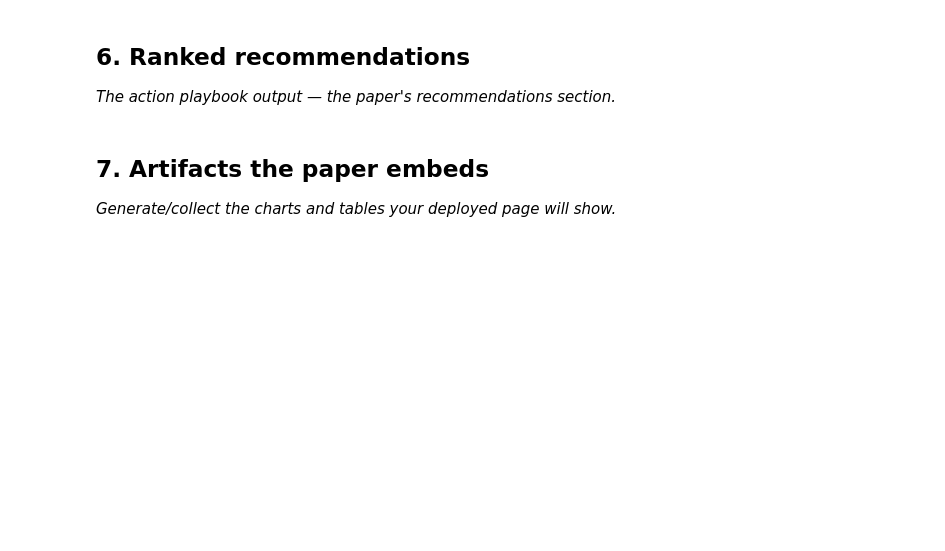
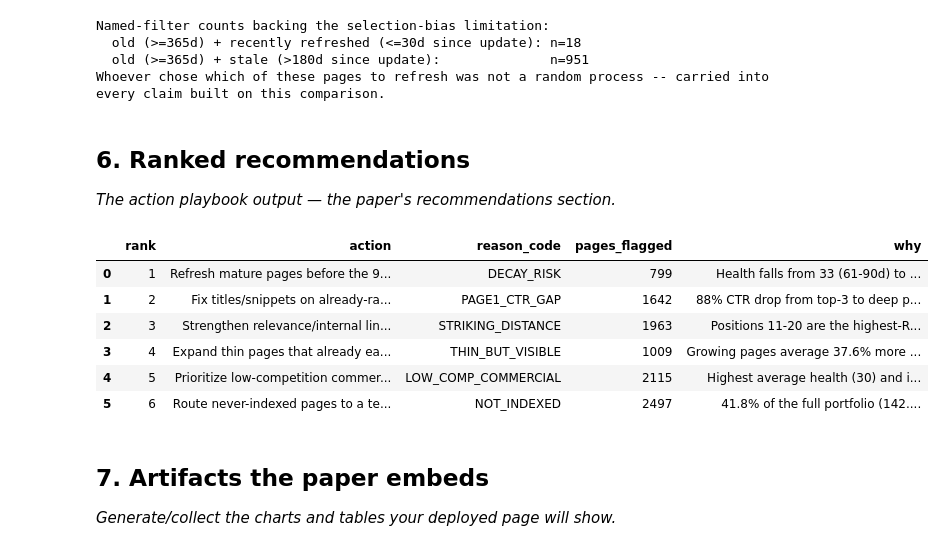
Before and after one commit to Trisha108-hub/flyrank-ml-internship, a Jupyter notebook: work/notebooks/capstone.ipynb, the cells around one changed output. Saved outputs shown, nothing was run; the diff lists cells and outputs as text; code cells hidden in the pictures; blank space fills up the shorter version.

```diff
--- a/work/notebooks/capstone.ipynb
+++ b/work/notebooks/capstone.ipynb
@@ -29,7 +303,71 @@ This skeleton is yours to fill. Work the sections **in order** — each one has
+# %%
+n_recently_refreshed = int(((df["content_age_days"] >= 365) & (df["days_since_update"] <= 30)).sum())
+n_old_stale           = int(((df["content_age_days"] >= 365) & (df["days_since_update"] > 180)).sum())
+print("Named-filter counts backing the selection-bias limitation:")
+print(f"  old (>=365d) + recently refreshed (<=30d since update): n={n_recently_refreshed:,}")
+print(f"  old (>=365d) + stale (>180d since update):              n={n_old_stale:,}")
+print("Whoever chose which of these pages to refresh was not a random process --",
+      "carried into every claim built on this comparison.")
+# %% [output]
+Named-filter counts backing the selection-bias limitation:
+  old (>=365d) + recently refreshed (<=30d since update): n=18
+  old (>=365d) + stale (>180d since update):              n=951
+Whoever chose which of these pages to refresh was not a random process -- carried into every claim built on this comparison.
 # %% [markdown]
 ## 6. Ranked recommendations
 
 *The action playbook output — the paper's recommendations section.*
+# %%
+informational_median_imp = df.loc[df["intent"] == "informational", "impressions_90d"].median()
+
+def tier_ctr_benchmark(position):
+    if position <= 3:  return 0.00423
+    if position <= 10: return 0.00339
+    if position <= 20: return 0.00325
+    if position <= 50: return 0.00163
+    return 0.00050
+
+df["implied_ctr"]   = df["clicks_90d"] / df["impressions_90d"].replace(0, np.nan)
+df["ctr_benchmark"] = df["avg_position"].apply(tier_ctr_benchmark)
+
+reason_codes = {
+    "DECAY_RISK":          df["content_age_days"].between(181, 365) & (df["days_since_update"] > 180),
+    "PAGE1_CTR_GAP":       (df["avg_position"] <= 10) & (df["implied_ctr"] < df["ctr_benchmark"]),
+    "STRIKING_DISTANCE":   df["avg_position"].between(11, 20),
+    "THIN_BUT_VISIBLE":    (df["word_count"] < 2000) & (df["impressions_90d"] > informational_median_imp),
+    "LOW_COMP_COMMERCIAL": df["intent"].isin(["commercial", "transactional"]) & (df["competition"] == "LOW"),
+    "NOT_INDEXED":         ~df["indexed"],
+}
+reason_code_counts = {k: int(v.sum()) for k, v in reason_codes.items()}
+recommendations_table = pd.DataFrame([
+    {"rank": 1, "action": "Refresh mature pages before the 9-12 month decay window",
+     "reason_code": "DECAY_RISK", "pages_flagged": reason_code_counts["DECAY_RISK"],
+     "why": "Health falls from 33 (61-90d) to 14 (271-365d) in the source report; selection-bias caveat applies."},
+    {"rank": 2, "action": "Fix titles/snippets on already-ranking page-1 pages",
+     "reason_code": "PAGE1_CTR_GAP", "pages_flagged": reason_code_counts["PAGE1_CTR_GAP"],
+     "why": "88% CTR drop from top-3 to deep positions -- cheaper clicks than net-new content."},
+    {"rank": 3, "action": "Strengthen relevance/internal links on striking-distance pages",
+     "reason_code": "STRIKING_DISTANCE", "pages_flagged": reason_code_counts["STRIKING_DISTANCE"],
+     "why": "Positions 11-20 are the highest-ROI optimization zone per the position-tier CTR table."},
+    {"rank": 4, "action": "Expand thin pages that already earn impressions",
+     "reason_code": "THIN_BUT_VISIBLE", "pages_flagged": reason_code_counts["THIN_BUT_VISIBLE"],
+     "why": "Growing pages average 37.6% more words than declining pages (n=74,187 vs n=45,272)."},
+    {"rank": 5, "action": "Prioritize low-competition commercial/transactional topics",
+     "reason_code": "LOW_COMP_COMMERCIAL", "pages_flagged": reason_code_counts["LOW_COMP_COMMERCIAL"],
+     "why": "Highest average health (30) and impressions (3.0K) of the 8 measured intent x competition pairs."},
+    {"rank": 6, "action": "Route never-indexed pages to a technical fix, not a rewrite",
+     "reason_code": "NOT_INDEXED", "pages_flagged": reason_code_counts["NOT_INDEXED"],
+     "why": "41.8% of the full portfolio (142.8K of 341,701 pages) measured as never indexed."},
+])
+recommendations_table
+# %% [output]
+|  | rank | action | reason_code | pages_flagged | why |
+| 0 | 1 | Refresh mature pages before the 9... | DECAY_RISK | 799 | Health falls from 33 (61-90d) to ... |
+| 1 | 2 | Fix titles/snippets on already-ra... | PAGE1_CTR_GAP | 1642 | 88% CTR drop from top-3 to deep p... |
+| 2 | 3 | Strengthen relevance/internal lin... | STRIKING_DISTANCE | 1963 | Positions 11-20 are the highest-R... |
+| 3 | 4 | Expand thin pages that already ea... | THIN_BUT_VISIBLE | 1009 | Growing pages average 37.6% more ... |
+| 4 | 5 | Prioritize low-competition commer... | LOW_COMP_COMMERCIAL | 2115 | Highest average health (30) and i... |
+| 5 | 6 | Route never-indexed pages to a te... | NOT_INDEXED | 2497 | 41.8% of the full portfolio (142.... |
 # %% [markdown]
 ## 7. Artifacts the paper embeds
 
```
Also changed, not shown: parts of 18 cells of this notebook.
